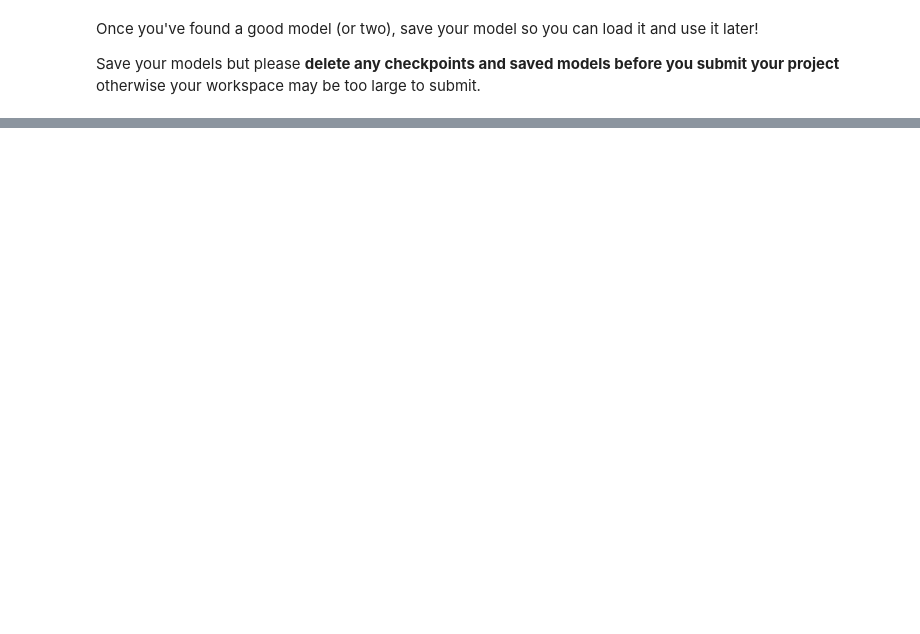
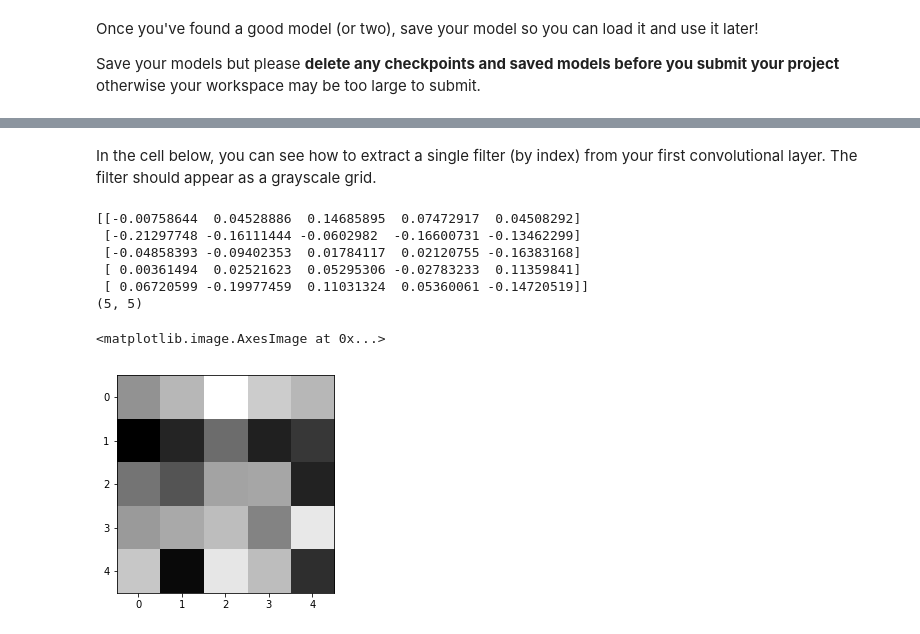
Before and after one commit to louisneira/KeyPointDetection, a Jupyter notebook: network_definition.ipynb, the cells around one changed output, grey strips where cells are left out. Cells and saved outputs as stored; diff of their text form; code cells hidden in the pictures; blank space fills up the shorter version.

```diff
--- a/network_definition.ipynb
+++ b/network_definition.ipynb
@@ -448,0 +499,25 @@ torch.save(net.state_dict(), model_dir+model_name)
+# %% [markdown]
+In the cell below, you can see how to extract a single filter (by index) from your first convolutional layer. The filter should appear as a grayscale grid.
+# %%
+# Get the weights in the first conv layer, "conv1"
+# if necessary, change this to reflect the name of your first conv layer
+weights1 = net.conv1.weight.data
+
+w = weights1.numpy()
+
+filter_index = 0
+
+print(w[filter_index][0])
+print(w[filter_index][0].shape)
+
+# display the filter weights
+plt.imshow(w[filter_index][0], cmap='gray')
+# %% [output]
+[[-0.00758644  0.04528886  0.14685895  0.07472917  0.04508292]
+ [-0.21297748 -0.16111444 -0.0602982  -0.16600731 -0.13462299]
+ [-0.04858393 -0.09402353  0.01784117  0.02120755 -0.16383168]
+ [ 0.00361494  0.02521623  0.05295306 -0.02783233  0.11359841]
+ [ 0.06720599 -0.19977459  0.11031324  0.05360061 -0.14720519]]
+(5, 5)
+<matplotlib.image.AxesImage at 0x...>
+[figure, added]
```
Also changed, not shown: parts of 26 cells of this notebook.
